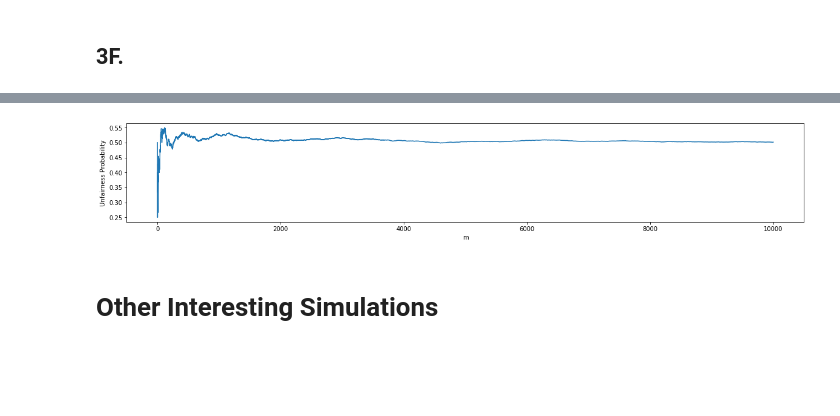
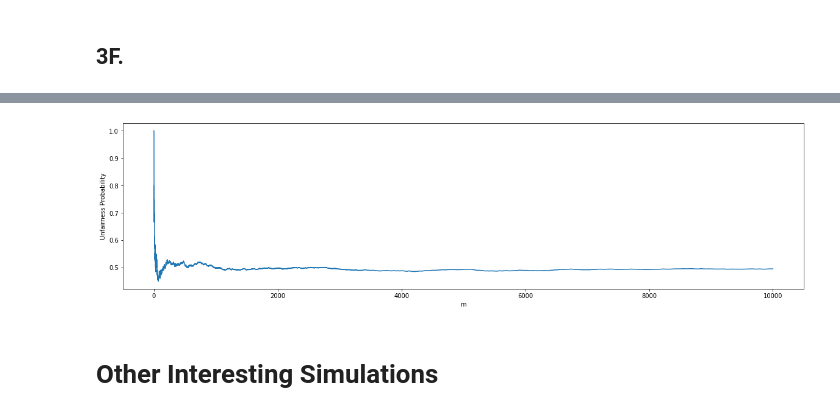
Before and after one commit to Masihbr/pintos, a Jupyter notebook: schedLab/Scheduling.ipynb, the cells around one changed output, grey strips where cells are left out. Drawn from its saved outputs; the diff is of its cells as text; code cells hidden in the pictures; blank space fills up the shorter version.

```diff
--- a/schedLab/Scheduling.ipynb
+++ b/schedLab/Scheduling.ipynb
@@ -1181,11 +1181,11 @@ Fraction of runs that were unfair: 0.5014
 # %%
-plt.figure(figsize=(20,3))
+plt.figure(figsize=(20,5))
 plt.xlabel("m")
 plt.ylabel("Unfairness Probability")
-plt.plot(range(len(unfair_probs))[1:], unfair_probs[1:])
+plt.plot(range(len(unfair_probs)), unfair_probs)
 plt.show()
 # %% [output]
-[figure, old version]
+[figure, new version]
 # %% [markdown]
 # Other Interesting Simulations
 # %% [markdown]
```
Also changed, not shown: parts of 9 cells of this notebook.
